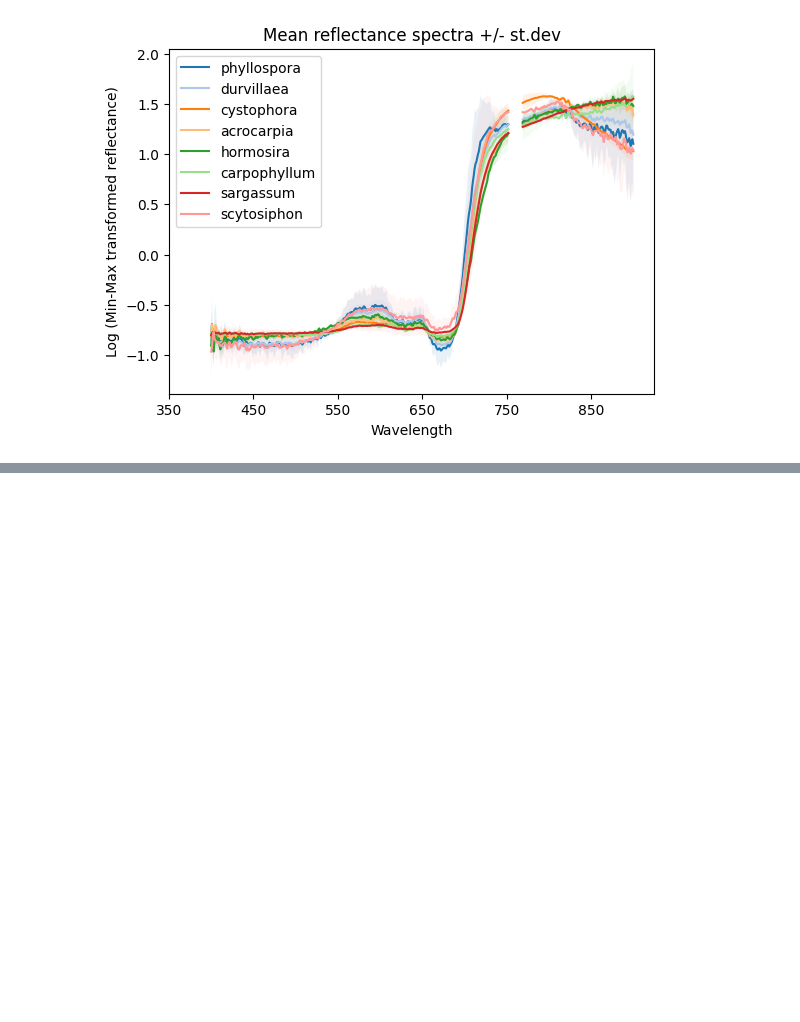
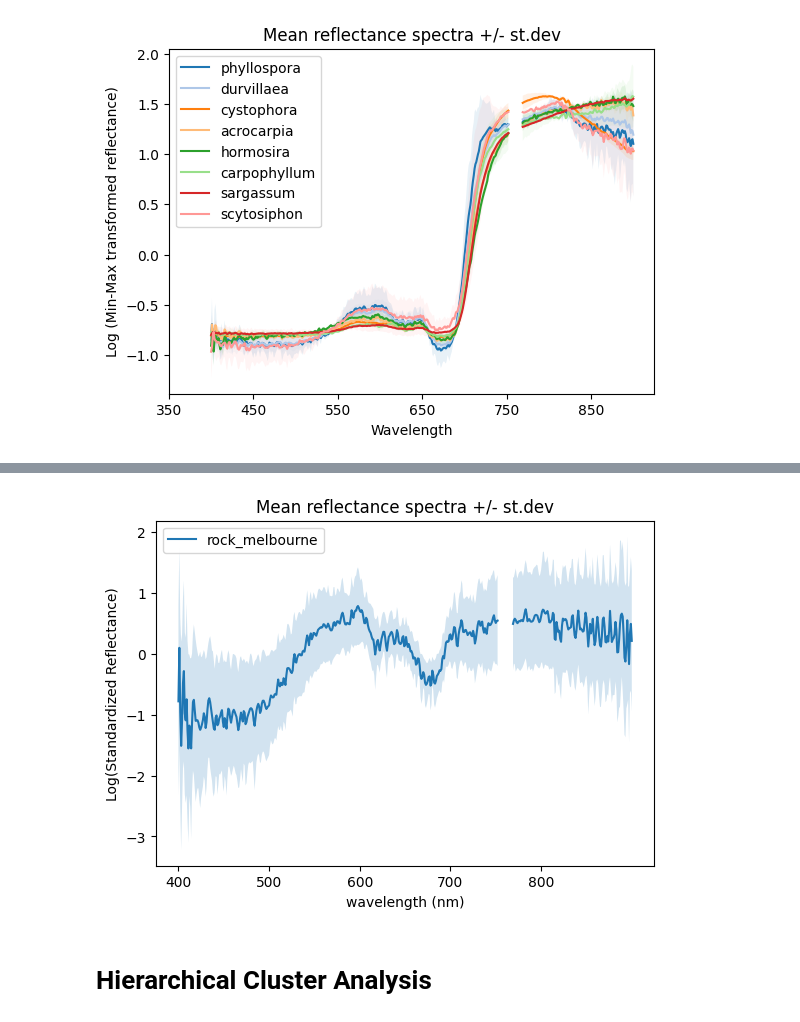
Before and after one commit to uqgrowan/Spectral-Separability-Analysis, a Jupyter notebook: spectral_separability.ipynb, the cells around one changed output, grey strips where cells are left out. Cells and saved outputs as stored; diff of their text form; code cells hidden in the pictures; blank space fills up the shorter version.

```diff
--- a/spectral_separability.ipynb
+++ b/spectral_separability.ipynb
@@ -77,0 +81,23 @@ spd.plot_search_terms(search_words, search_sites, any, class_stats_dict, start_w
+# %%
+# Define preprocessing parameters
+path = r"C:\Users\s4770224\Documents\coding\Spectral_analysis\Combined_analysis\MEL_NZ_TAS_spectra.csv"
+bad_bands_list = list(map(str,(range(753, 769))))
+scaler = "standard"
+target_scheme = "all"
+target_sites = None
+target_setup = None
+start_nm = 400
+end_nm = 900
+# %%
+#Run the preprocessing chain
+prepper = prep.PreprocessRefl(data_path = path,
+                              bad_bands = bad_bands_list,
+                              scaler = scaler,
+                              target_scheme = target_scheme,
+                              target_setup = target_setup,
+                              target_sites= target_sites,
+                              start_nm = start_nm,
+                              end_nm = end_nm)
+prepper.default_chain()
+spectra_prepped = prepper.spectra
+labels_prepped = prepper.labels
@@ -77,0 +110,10 @@ spd.plot_search_terms(search_words, search_sites, any, class_stats_dict, start_w
+# %%
+# Initialize visualizer with existing parameters
+vizer = sv.Visualizer(spectra_prepped,
+                      labels_prepped,
+                      start_nm,
+                      end_nm)
+
+# Calculate class statistics for plotting
+vizer.class_stats(grouping="Class",
+                  plot_by_site = True)
@@ -77,0 +124,11 @@ spd.plot_search_terms(search_words, search_sites, any, class_stats_dict, start_w
+# %%
+search_words = ["macrocystis",
+                "rock",]
+search_sites = "melbourne"
+mode = any
+# %%
+vizer.plot_search_terms(search_words= search_words, mode = any, search_sites = search_sites)
+# %% [output]
+[figure, added]
+# %% [markdown]
+# Hierarchical Cluster Analysis
```
Also changed, not shown: parts of 7 cells of this notebook, 4 other files.
